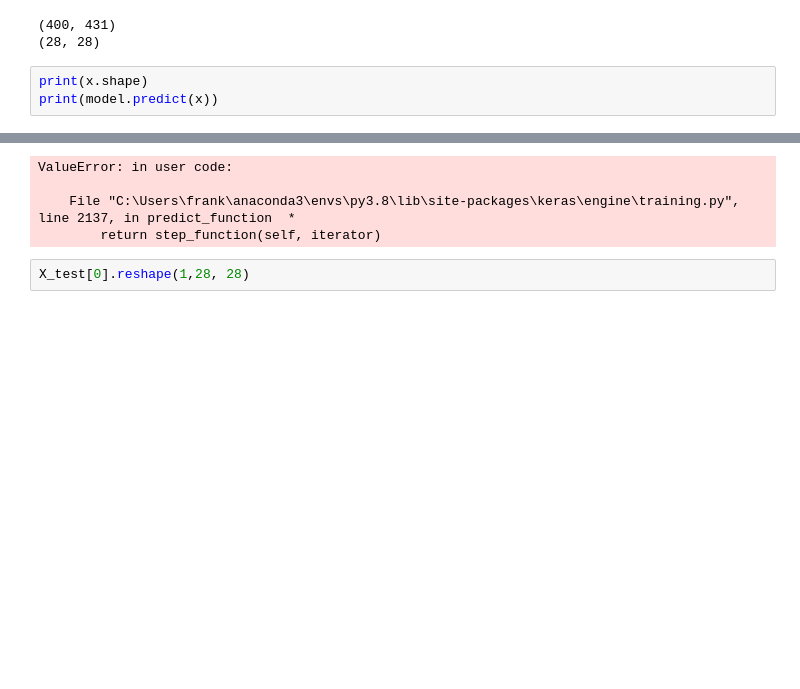
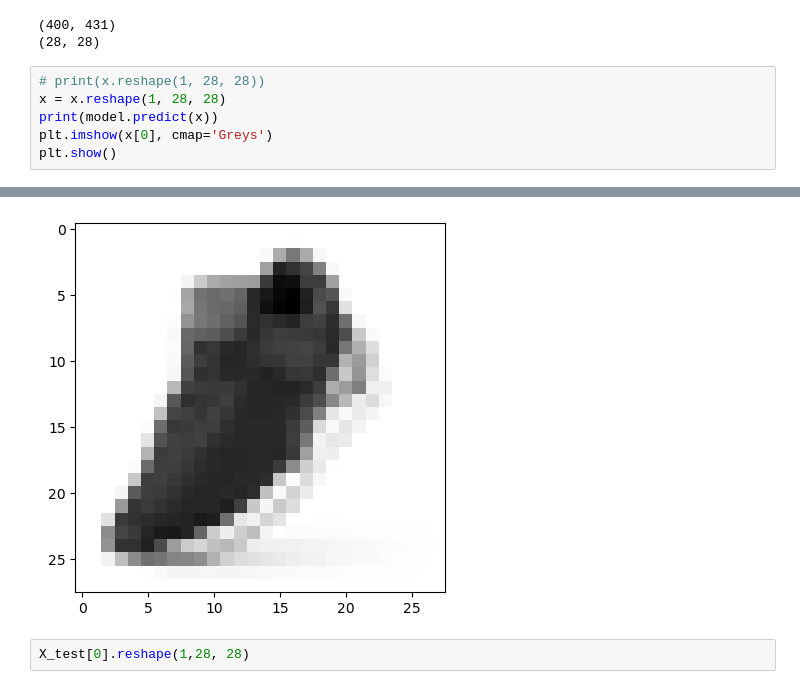
Before and after one commit to Frankensosege/DeepLearnig, a Jupyter notebook: fashion_mnist_김수봉.ipynb, the cells around one changed output, grey strips where cells are left out. Drawn from its saved outputs; the diff is of its cells as text; blank space fills up the shorter version.

```diff
--- a/fashion_mnist_김수봉.ipynb
+++ b/fashion_mnist_김수봉.ipynb
@@ -87,6 +87,9 @@ print(x.shape)
 (400, 431)
 (28, 28)
 # %%
-print(x.shape)
+# print(x.reshape(1, 28, 28))
+x = x.reshape(1, 28, 28)
 print(model.predict(x))
+plt.imshow(x[0], cmap='Greys')
+plt.show()
 # %% [output]
@@ -95,7 +98,4 @@ WARNING:tensorflow:Model was constructed with shape (None, 28, 28) for input Ker
-ValueError: in user code:
-
-    File "C:\Users\frank\anaconda3\envs\py3.8\lib\site-packages\keras\engine\training.py", line 2137, in predict_function  *
-        return step_function(self, iterator)
+[figure, added]
 # %%
 X_test[0].reshape(1,28, 28)
 # %% [output]
```
Also changed, not shown: parts of 4 cells of this notebook.
